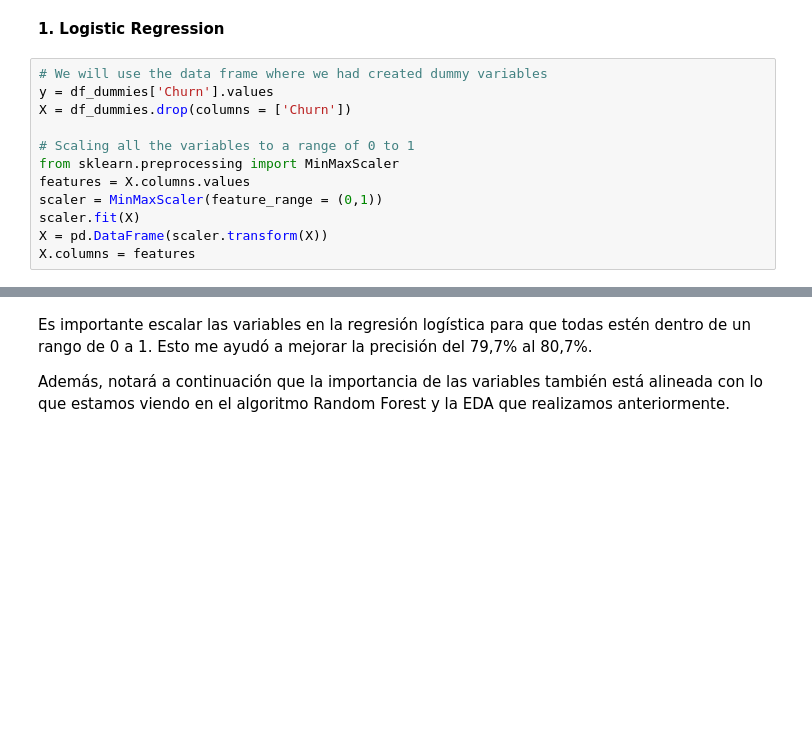
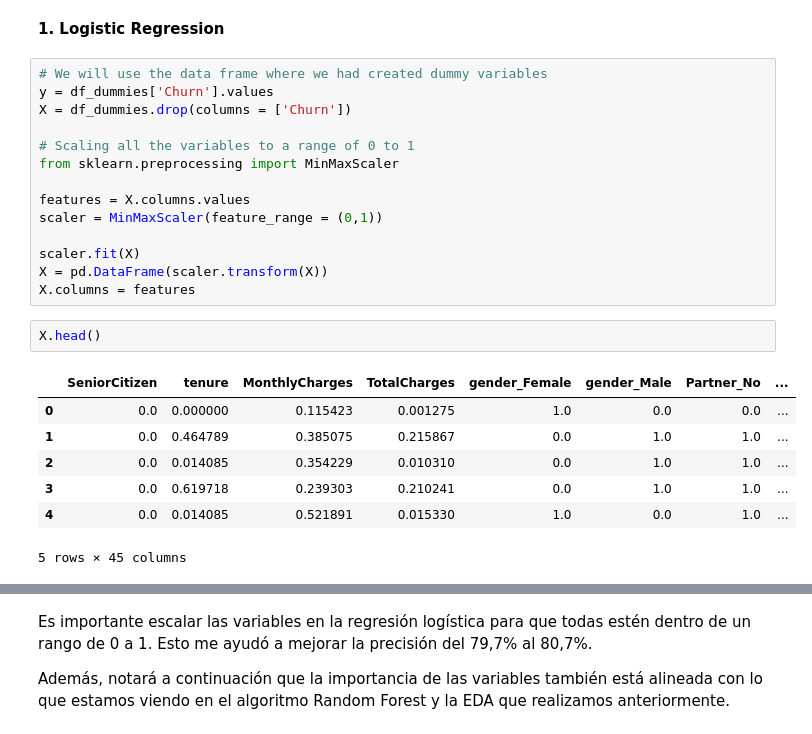
Before and after one commit to rpmunoz/taller_copec, a Jupyter notebook: notebooks/08 - Modelo fuga model training.ipynb, the cells around one changed output, grey strips where cells are left out. Drawn from its saved outputs; the diff is of its cells as text; blank space fills up the shorter version.

```diff
--- a/notebooks/08 - Modelo fuga model training.ipynb
+++ b/notebooks/08 - Modelo fuga model training.ipynb
@@ -53,8 +53,20 @@ X = df_dummies.drop(columns = ['Churn'])
 
 # Scaling all the variables to a range of 0 to 1
 from sklearn.preprocessing import MinMaxScaler
+
 features = X.columns.values
 scaler = MinMaxScaler(feature_range = (0,1))
+
 scaler.fit(X)
 X = pd.DataFrame(scaler.transform(X))
 X.columns = features
+# %%
+X.head()
+# %% [output]
+|  | SeniorCitizen | tenure | MonthlyCharges | TotalCharges | gender_Female | gender_Male | Partner_No | ... |
+| 0 | 0.0 | 0.000000 | 0.115423 | 0.001275 | 1.0 | 0.0 | 0.0 | ... |
+| 1 | 0.0 | 0.464789 | 0.385075 | 0.215867 | 0.0 | 1.0 | 1.0 | ... |
+| 2 | 0.0 | 0.014085 | 0.354229 | 0.010310 | 0.0 | 1.0 | 1.0 | ... |
+| 3 | 0.0 | 0.619718 | 0.239303 | 0.210241 | 0.0 | 1.0 | 1.0 | ... |
+| 4 | 0.0 | 0.014085 | 0.521891 | 0.015330 | 1.0 | 0.0 | 1.0 | ... |
+5 rows × 45 columns
```
Also changed, not shown: parts of 7 cells of this notebook, 3 other files.
